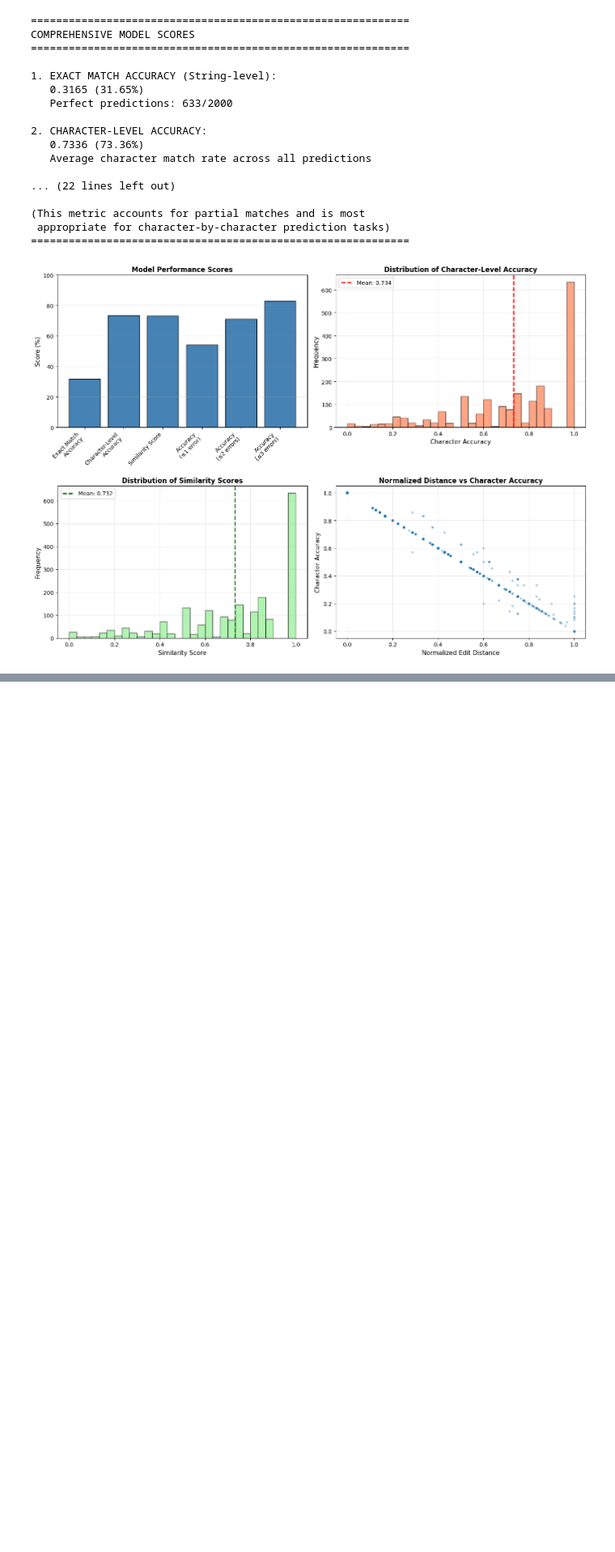
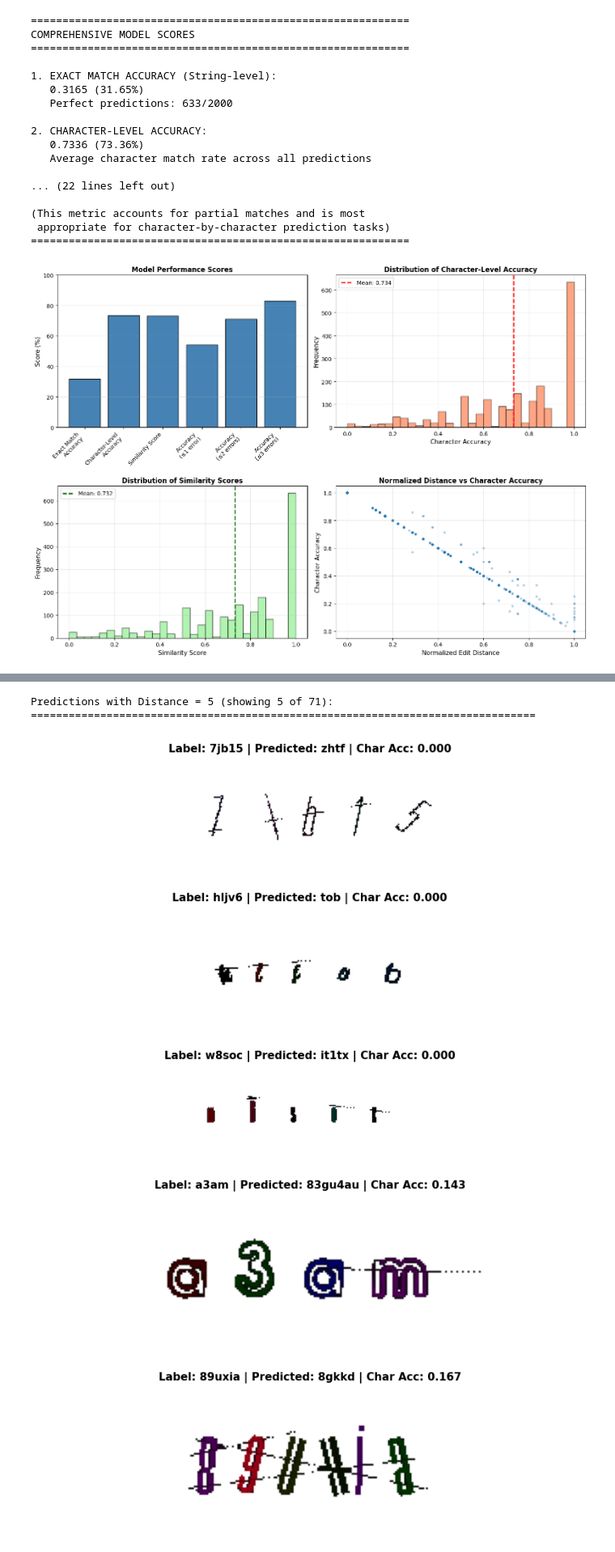
Before and after one commit to JCSnap/cs4243-project, a Jupyter notebook: test_analysis.ipynb, the cells around one changed output, grey strips where cells are left out. Shown at 81% size. Drawn from its saved outputs; the diff is of its cells as text; code cells hidden in the pictures; blank space fills up the shorter version.

```diff
--- a/test_analysis.ipynb
+++ b/test_analysis.ipynb
@@ -331,0 +607,10 @@ plt.show()
+# %%
+view_by_distance(5, max_display=5)  # View predictions with distance = 5
+# %% [output]
+Predictions with Distance = 5 (showing 5 of 71):
+================================================================================
+[figure, added]
+[figure, added]
+[figure, added]
+[figure, added]
+[figure, added]
```
Also changed, not shown: parts of 6 cells of this notebook.
